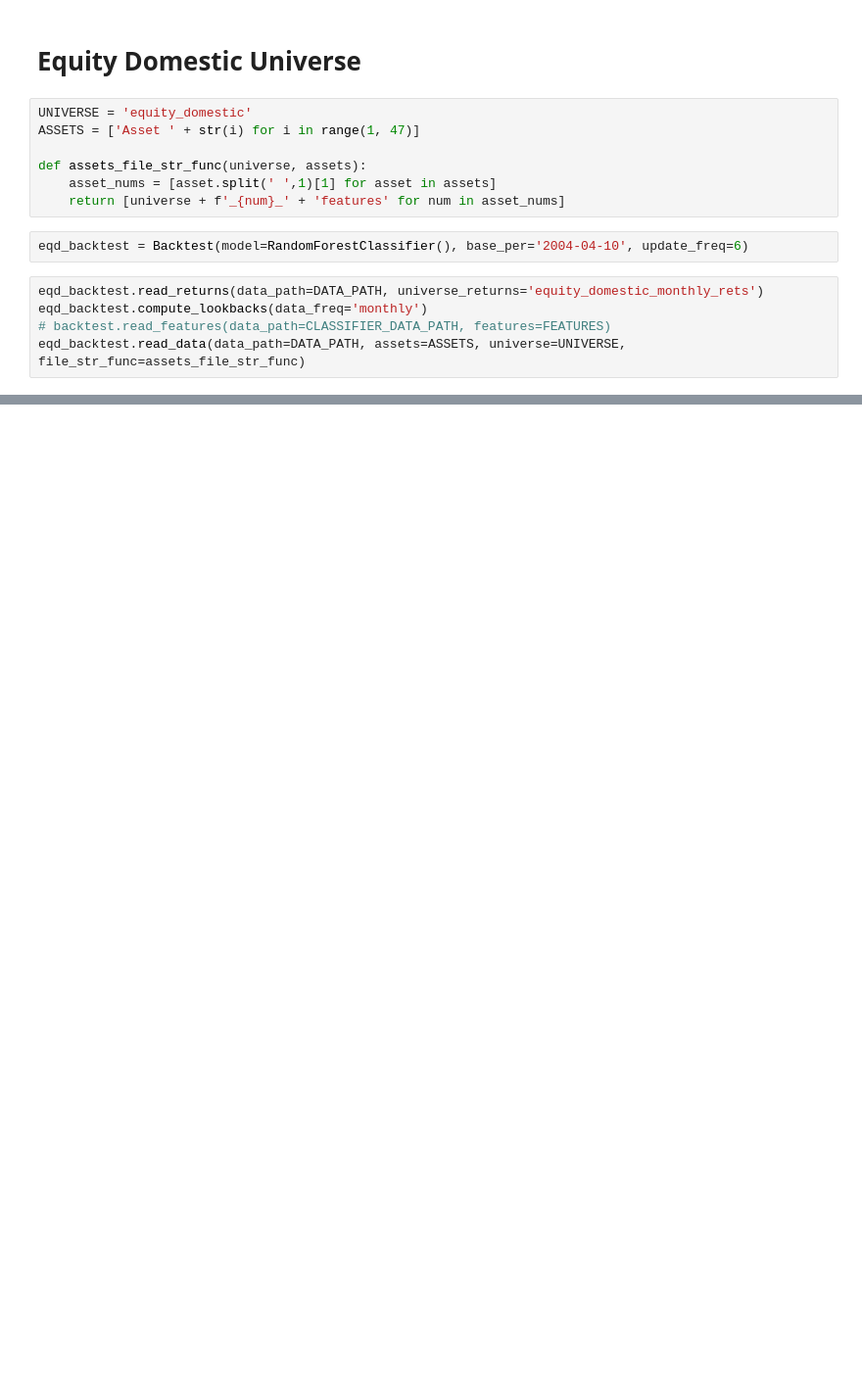
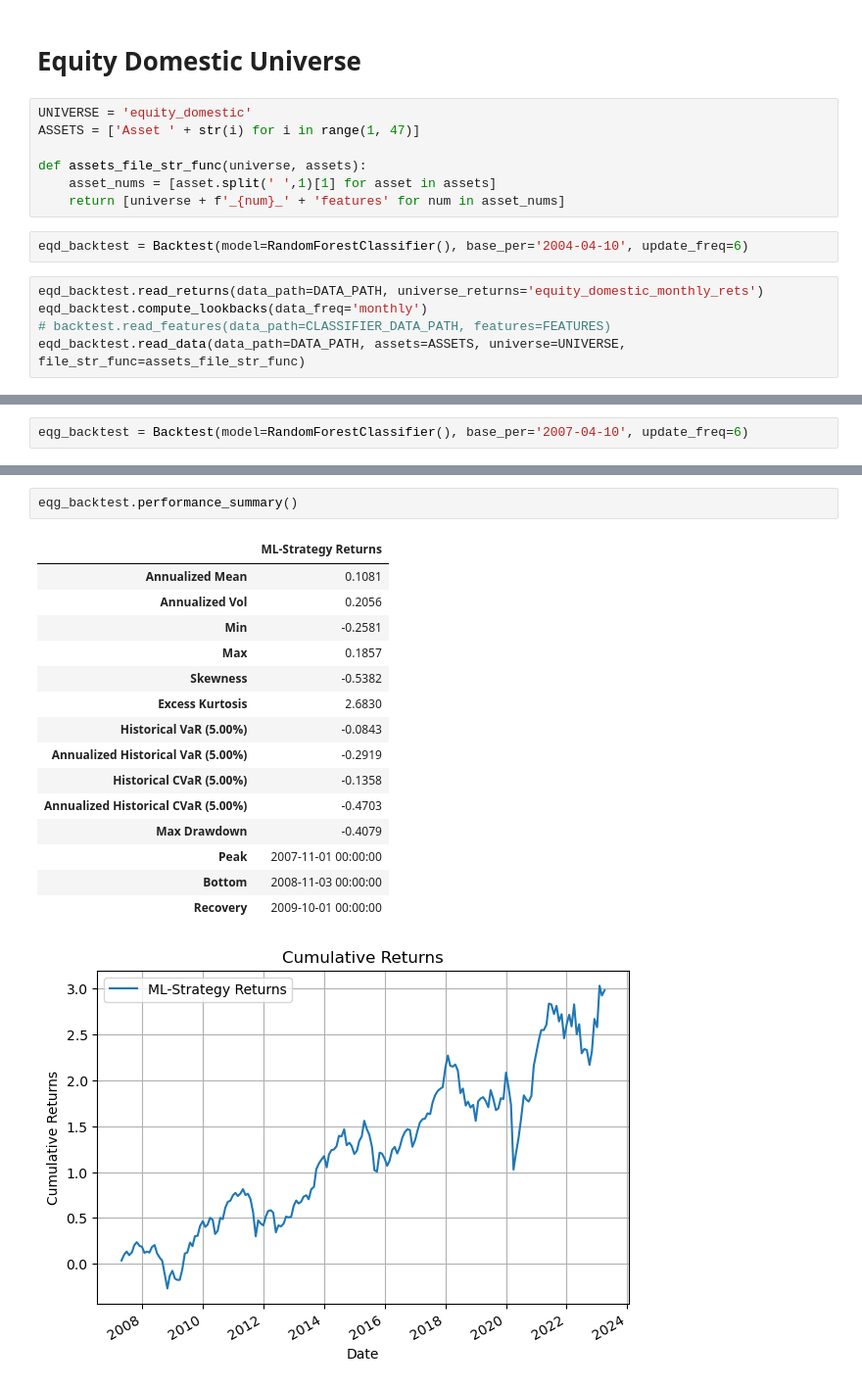
Before and after one commit to FlexiblePlanInvestmentsLtd/UniversityofChicago, a Jupyter notebook: backtest/backtest.ipynb, the cells around one changed output, grey strips where cells are left out. Shown at 98% size. Drawn from its saved outputs; the diff is of its cells as text; blank space fills up the shorter version.

```diff
--- a/backtest/backtest.ipynb
+++ b/backtest/backtest.ipynb
@@ -312,0 +366,2 @@ array([ True,  True,  True,  True,  True,  True,  True,  True,  True,
+# %%
+eqg_backtest = Backtest(model=RandomForestClassifier(), base_per='2007-04-10', update_freq=6)
@@ -312,0 +397,19 @@ array([ True,  True,  True,  True,  True,  True,  True,  True,  True,
+# %%
+eqg_backtest.performance_summary()
+# %% [output]
+|  | ML-Strategy Returns |
+| Annualized Mean | 0.1081 |
+| Annualized Vol | 0.2056 |
+| Min | -0.2581 |
+| Max | 0.1857 |
+| Skewness | -0.5382 |
+| Excess Kurtosis | 2.6830 |
+| Historical VaR (5.00%) | -0.0843 |
+| Annualized Historical VaR (5.00%) | -0.2919 |
+| Historical CVaR (5.00%) | -0.1358 |
+| Annualized Historical CVaR (5.00%) | -0.4703 |
+| Max Drawdown | -0.4079 |
+| Peak | 2007-11-01 00:00:00 |
+| Bottom | 2008-11-03 00:00:00 |
+| Recovery | 2009-10-01 00:00:00 |
+[figure, added]
```
Also changed, not shown: parts of 36 cells of this notebook, 1 other file.
